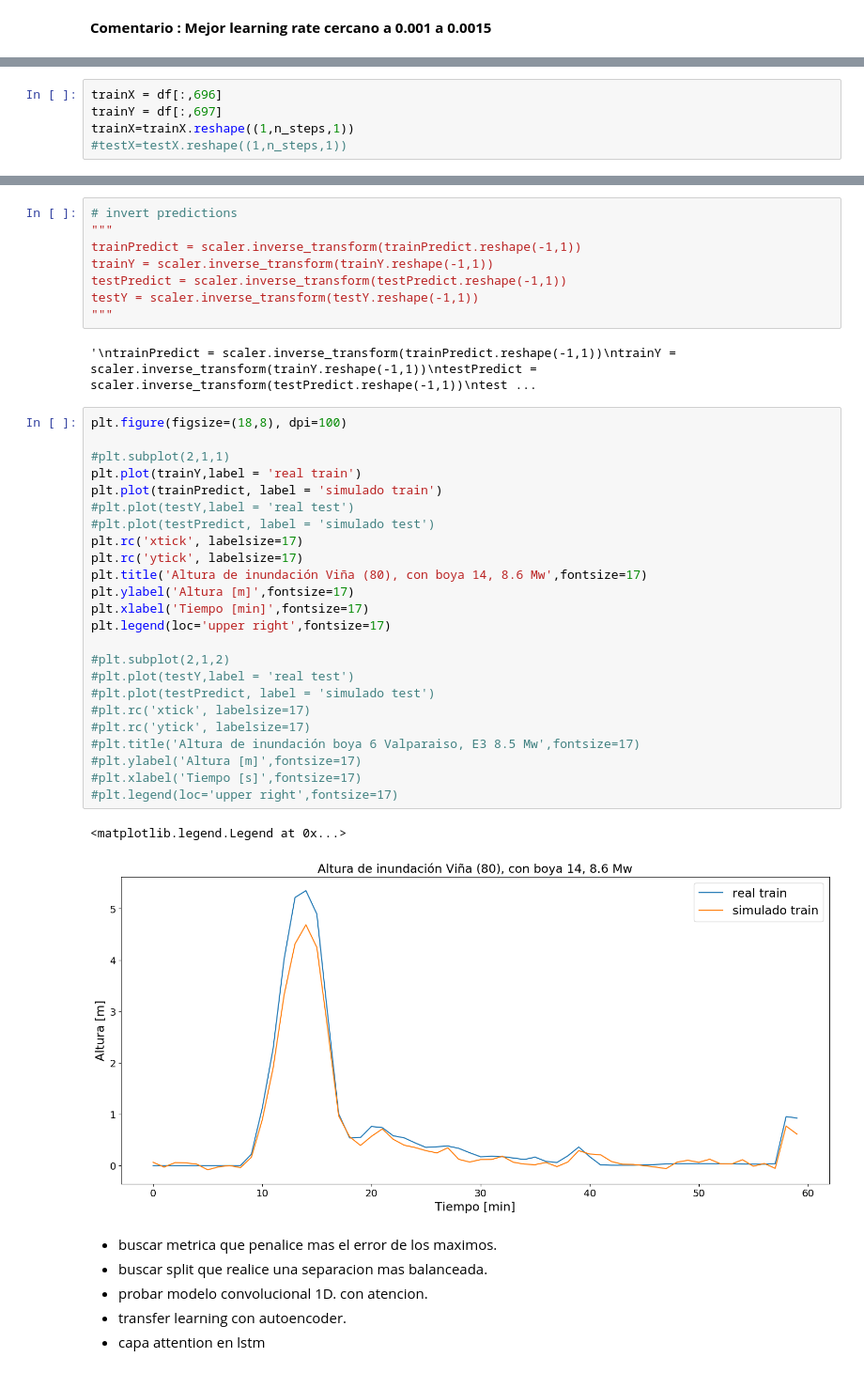
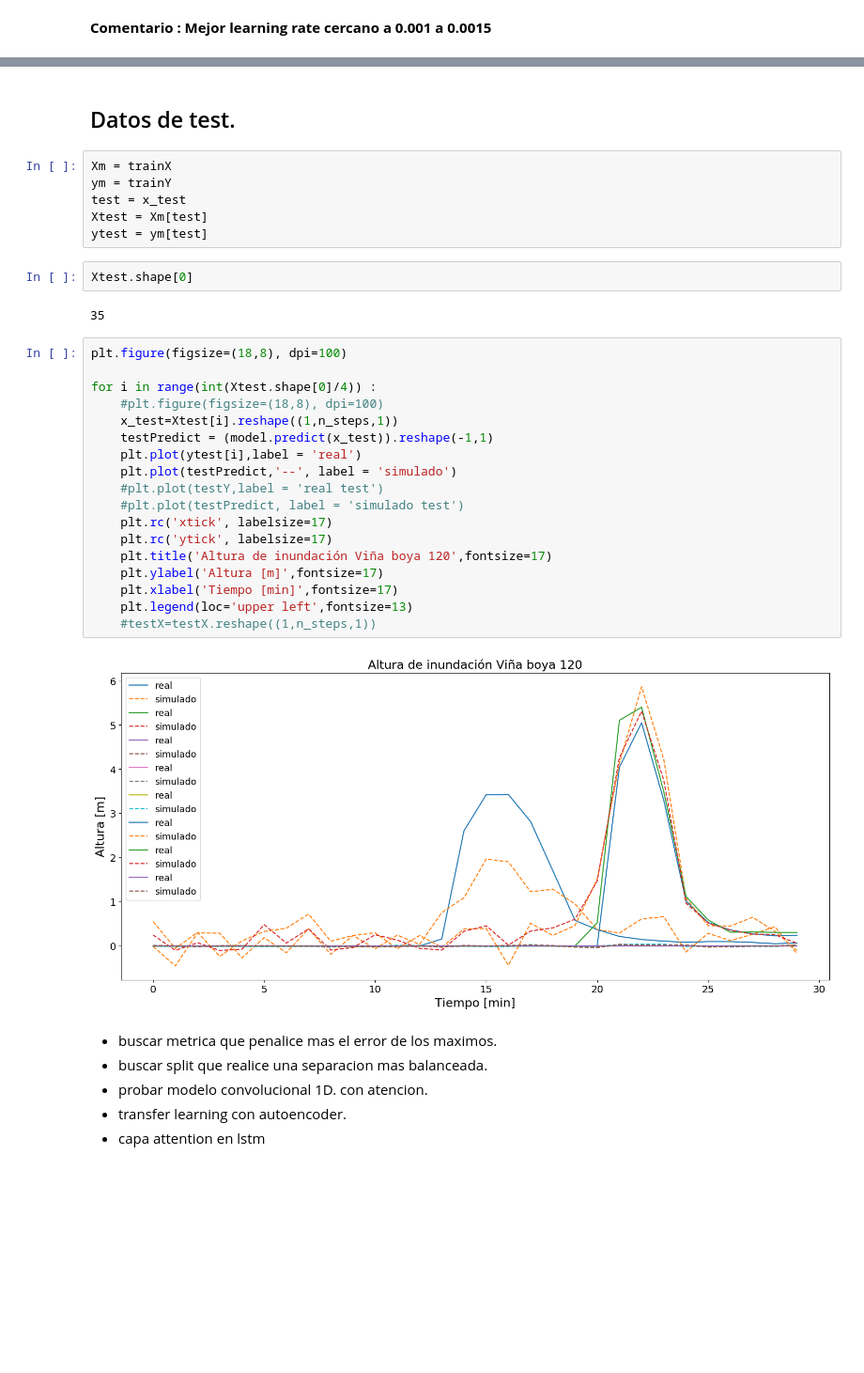
Before and after one commit to jorgenunezc/tsunami-warning, a Jupyter notebook: cnn_hysea.ipynb, the cells around one changed output, grey strips where cells are left out. Shown at 94% size. Saved outputs shown, nothing was run; the diff lists cells and outputs as text; blank space fills up the shorter version.

Commit message:
Fix model cnn-1d in cnn_hysea

```diff
--- a/cnn_hysea.ipynb
+++ b/cnn_hysea.ipynb
@@ -348,5 +397,0 @@ df.shape
-# %%
-trainX = df[:,696]
-trainY = df[:,697]
-trainX=trainX.reshape((1,n_steps,1))
-#testX=testX.reshape((1,n_steps,1))
@@ -356,40 +398,35 @@ trainPredict = (model.predict(trainX)).reshape(-1,1)
-# %%
-# invert predictions
-"""
-trainPredict = scaler.inverse_transform(trainPredict.reshape(-1,1))
-trainY = scaler.inverse_transform(trainY.reshape(-1,1))
-testPredict = scaler.inverse_transform(testPredict.reshape(-1,1))
-testY = scaler.inverse_transform(testY.reshape(-1,1))
-"""
-# %% [output]
-'\ntrainPredict = scaler.inverse_transform(trainPredict.reshape(-1,1))\ntrainY = scaler.inverse_transform(trainY.reshape(-1,1))\ntestPredict = scaler.inverse_transform(testPredict.reshape(-1,1))\ntest ...
+# %% [markdown]
+## Datos de test.
+# %%
+Xm = trainX
+ym = trainY
+test = x_test
+Xtest = Xm[test]
+ytest = ym[test]
+# %%
+Xtest.shape[0]
+# %% [output]
+35
 # %%
 plt.figure(figsize=(18,8), dpi=100)
 
-#plt.subplot(2,1,1)
-plt.plot(trainY,label = 'real train')
-plt.plot(trainPredict, label = 'simulado train')
-#plt.plot(testY,label = 'real test')
-#plt.plot(testPredict, label = 'simulado test')
-plt.rc('xtick', labelsize=17)
-plt.rc('ytick', labelsize=17)
-plt.title('Altura de inundación Viña (80), con boya 14, 8.6 Mw',fontsize=17)
-plt.ylabel('Altura [m]',fontsize=17)
-plt.xlabel('Tiempo [min]',fontsize=17)
-plt.legend(loc='upper right',fontsize=17)
-
-#plt.subplot(2,1,2)
-#plt.plot(testY,label = 'real test')
-#plt.plot(testPredict, label = 'simulado test')
-#plt.rc('xtick', labelsize=17)
-#plt.rc('ytick', labelsize=17)
-#plt.title('Altura de inundación boya 6 Valparaiso, E3 8.5 Mw',fontsize=17)
-#plt.ylabel('Altura [m]',fontsize=17)
-#plt.xlabel('Tiempo [s]',fontsize=17)
-#plt.legend(loc='upper right',fontsize=17)
+for i in range(int(Xtest.shape[0]/4)) :
+    #plt.figure(figsize=(18,8), dpi=100)
+    x_test=Xtest[i].reshape((1,n_steps,1))
+    testPredict = (model.predict(x_test)).reshape(-1,1)
+    plt.plot(ytest[i],label = 'real')
+    plt.plot(testPredict,'--', label = 'simulado')
+    #plt.plot(testY,label = 'real test')
+    #plt.plot(testPredict, label = 'simulado test')
+    plt.rc('xtick', labelsize=17)
+    plt.rc('ytick', labelsize=17)
+    plt.title('Altura de inundación Viña boya 120',fontsize=17)
+    plt.ylabel('Altura [m]',fontsize=17)
+    plt.xlabel('Tiempo [min]',fontsize=17)
+    plt.legend(loc='upper left',fontsize=13)
+    #testX=testX.reshape((1,n_steps,1))
 # %% [output]
-<matplotlib.legend.Legend at 0x...>
-[figure, old version]
+[figure, new version]
 # %% [markdown]
 - buscar metrica que penalice mas el error de los maximos.
 - buscar split que realice una separacion mas balanceada.
```
Also changed, not shown: parts of 48 cells of this notebook, 4 other files.
